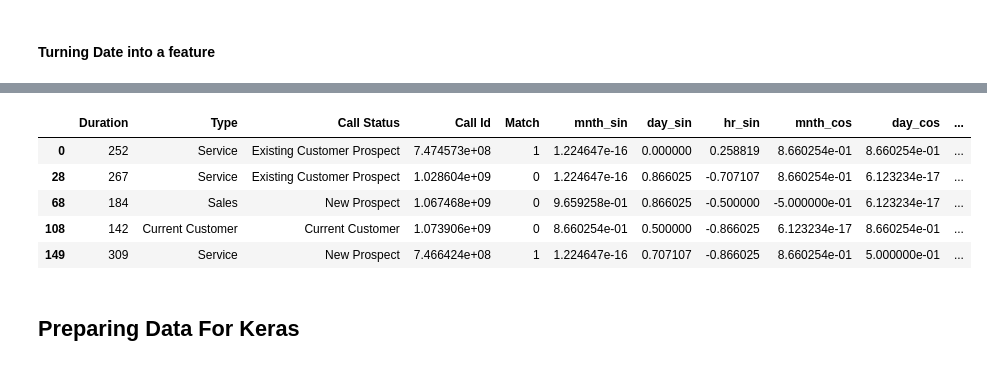
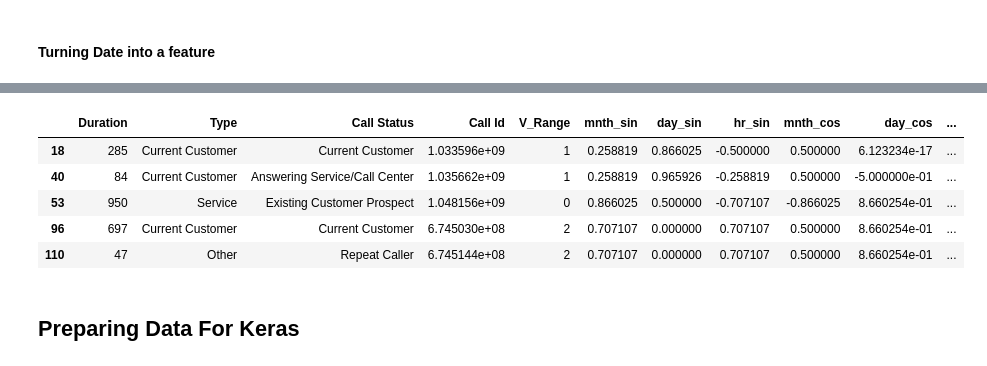
Before and after one commit to brandonassing/capstone, a Jupyter notebook: model/RoughWork.ipynb, the cells around one changed output, grey strips where cells are left out. Saved outputs shown, nothing was run; the diff lists cells and outputs as text; code cells hidden in the pictures.

Commit message:
values estimate and conversion probability scripts complete

```diff
--- a/model/RoughWork.ipynb
+++ b/model/RoughWork.ipynb
@@ -399,14 +400,19 @@ plt.plot(train_data['hr_sin'], train_data['hr_cos'])
 # %%
 train_data = train_data.drop(['Date', 'Time', 'Hour', 'Month', 'Weekday'], axis=1)
-train_data.to_csv("datasets/pre_encode.csv")
+
+# # First Model
+# train_data.to_csv("datasets/pre_encode.csv")
+
+# Second Model
+train_data.to_csv("datasets/pre_encode_values.csv")
 train_data.head()
 # %% [output]
-|  | Duration | Type | Call Status | Call Id | Match | mnth_sin | day_sin | hr_sin | mnth_cos | day_cos | ... |
-| 0 | 252 | Service | Existing Customer Prospect | 7.474573e+08 | 1 | 1.224647e-16 | 0.000000 | 0.258819 | 8.660254e-01 | 8.660254e-01 | ... |
-| 28 | 267 | Service | Existing Customer Prospect | 1.028604e+09 | 0 | 1.224647e-16 | 0.866025 | -0.707107 | 8.660254e-01 | 6.123234e-17 | ... |
-| 68 | 184 | Sales | New Prospect | 1.067468e+09 | 0 | 9.659258e-01 | 0.866025 | -0.500000 | -5.000000e-01 | 6.123234e-17 | ... |
-| 108 | 142 | Current Customer | Current Customer | 1.073906e+09 | 0 | 8.660254e-01 | 0.500000 | -0.866025 | 6.123234e-17 | 8.660254e-01 | ... |
-| 149 | 309 | Service | New Prospect | 7.466424e+08 | 1 | 1.224647e-16 | 0.707107 | -0.866025 | 8.660254e-01 | 5.000000e-01 | ... |
+|  | Duration | Type | Call Status | Call Id | V_Range | mnth_sin | day_sin | hr_sin | mnth_cos | day_cos | ... |
+| 18 | 285 | Current Customer | Current Customer | 1.033596e+09 | 1 | 0.258819 | 0.866025 | -0.500000 | 0.500000 | 6.123234e-17 | ... |
+| 40 | 84 | Current Customer | Answering Service/Call Center | 1.035662e+09 | 1 | 0.258819 | 0.965926 | -0.258819 | 0.500000 | -5.000000e-01 | ... |
+| 53 | 950 | Service | Existing Customer Prospect | 1.048156e+09 | 0 | 0.866025 | 0.500000 | -0.707107 | -0.866025 | 8.660254e-01 | ... |
+| 96 | 697 | Current Customer | Current Customer | 6.745030e+08 | 2 | 0.707107 | 0.000000 | 0.707107 | 0.500000 | 8.660254e-01 | ... |
+| 110 | 47 | Other | Repeat Caller | 6.745144e+08 | 2 | 0.707107 | 0.000000 | 0.707107 | 0.500000 | 8.660254e-01 | ... |
 # %% [markdown]
 ## Preparing Data For Keras
 # %% [markdown]
```
Also changed, not shown: parts of 33 cells of this notebook, 7 other files.
